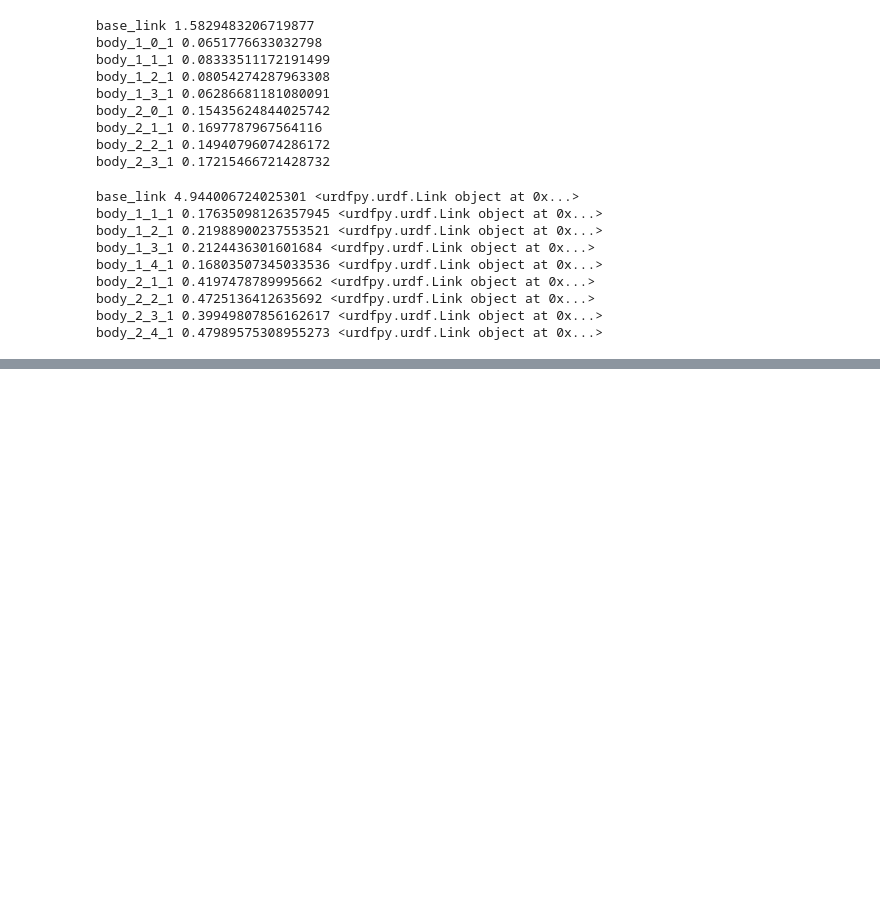
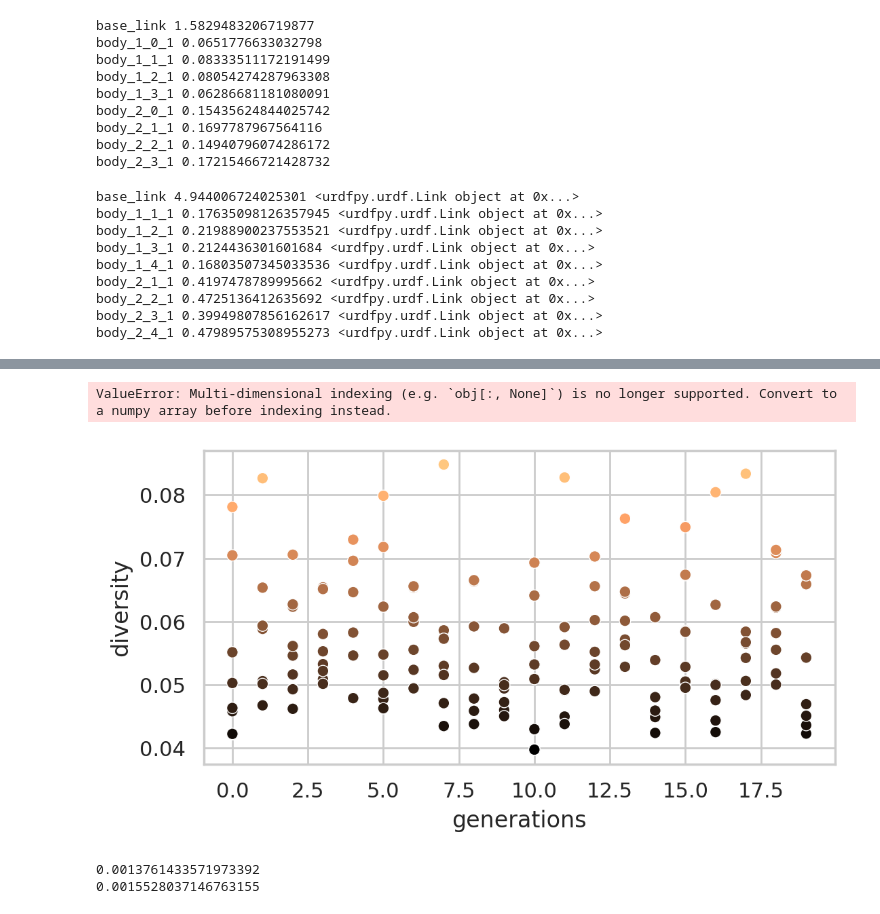
Before and after one commit to generalroboticslab/legged_env, a Jupyter notebook: assets/playground.ipynb, the cells around one changed output, grey strips where cells are left out. Cells and saved outputs as stored; diff of their text form; code cells hidden in the pictures; blank space fills up the shorter version.

Commit message:
add diversity plot function

```diff
--- a/assets/playground.ipynb
+++ b/assets/playground.ipynb
@@ -48,0 +130,25 @@ body_2_4_1 0.47989575308955273 <urdfpy.urdf.Link object at 0x...>
+# %%
+num_population = 10
+num_generation = 20
+robot_names = list(robot_dict.keys())
+generations = [{robot_names[k]:robot_dict[robot_names[k]] for
+                k in np.random.choice(len(robot_dict),size=num_population,replace=False)}
+               for m in range(num_generation)]
+# %%
+diversity = np.zeros((num_generation,num_population))
+for i,gen in enumerate(generations):
+        for j,name_j in enumerate(gen):
+            d = 0
+            for name_k in gen:
+                if name_j!=name_k:
+                    d+=gen[name_j]["chamfer_distance"][name_k]
+            diversity[i,j] = d
+# %%
+import matplotlib.pyplot as plt
+import pandas as pd
+import seaborn as sns
+sns.set_theme(style="whitegrid")
+
+
+generation_indices = np.repeat(np.arange(num_generation),num_population)
+diversity_flat = diversity.ravel()
@@ -48,0 +176,13 @@ body_2_4_1 0.47989575308955273 <urdfpy.urdf.Link object at 0x...>
+# %%
+df = pd.DataFrame({"generations":generation_indices,"diversity":diversity_flat})
+ax = plt.figure(figsize=(6,3),dpi=200).gca()
+# https://matplotlib.org/stable/users/explain/colors/colormaps.html
+sns.scatterplot(df,x="generations",y="diversity",hue='diversity',palette='copper',legend=None)
+from matplotlib.ticker import MaxNLocator
+ax.xaxis.set_major_locator(MaxNLocator(integer=True))
+plt.xticks(range(0,num_generation+1,2))
+
+plt.show()
+# %% [output]
+ValueError: Multi-dimensional indexing (e.g. `obj[:, None]`) is no longer supported. Convert to a numpy array before indexing instead.
+[figure, added]
@@ -48,0 +227,9 @@ body_2_4_1 0.47989575308955273 <urdfpy.urdf.Link object at 0x...>
+# %%
+distances_1_2 = pcd_1.compute_point_cloud_distance(pcd_2)
+distances_2_1 = pcd_2.compute_point_cloud_distance(pcd_1)
+
+print(np.asarray(distances_1_2).mean())
+print(np.asarray(distances_2_1).mean())
+# %% [output]
+0.0013761433571973392
+0.0015528037146763155
```
Also changed, not shown: parts of 25 cells of this notebook, 1 other file.
